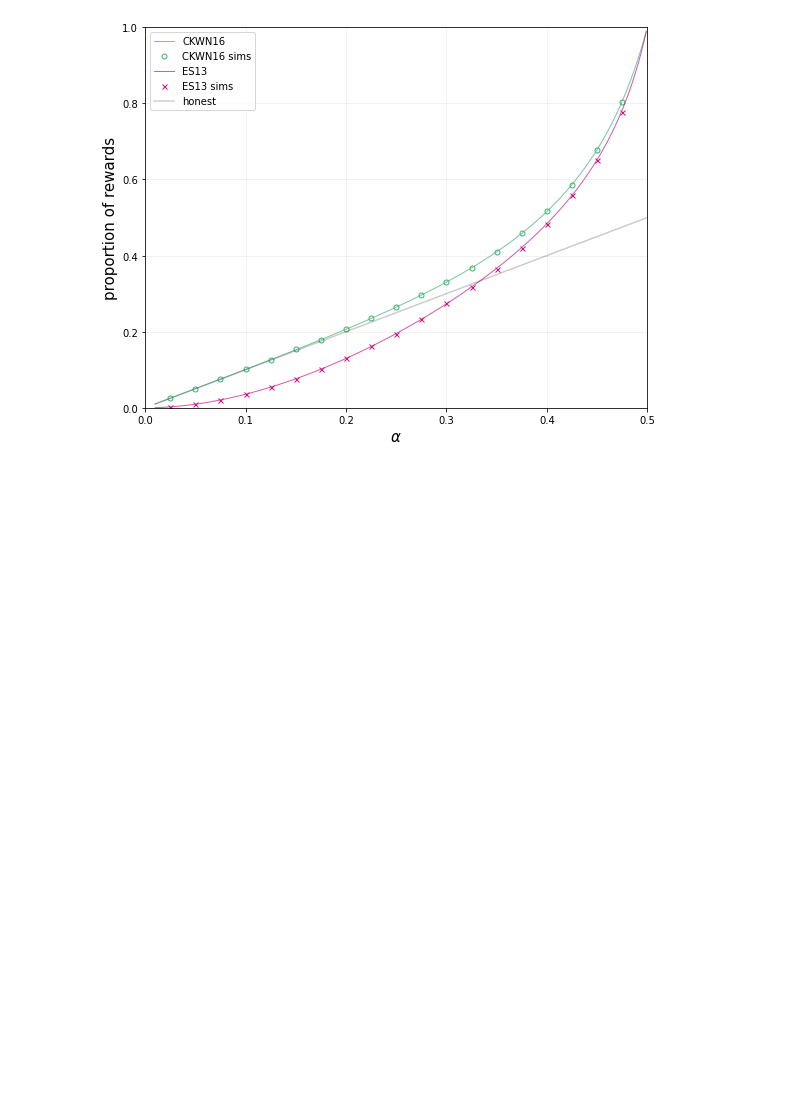
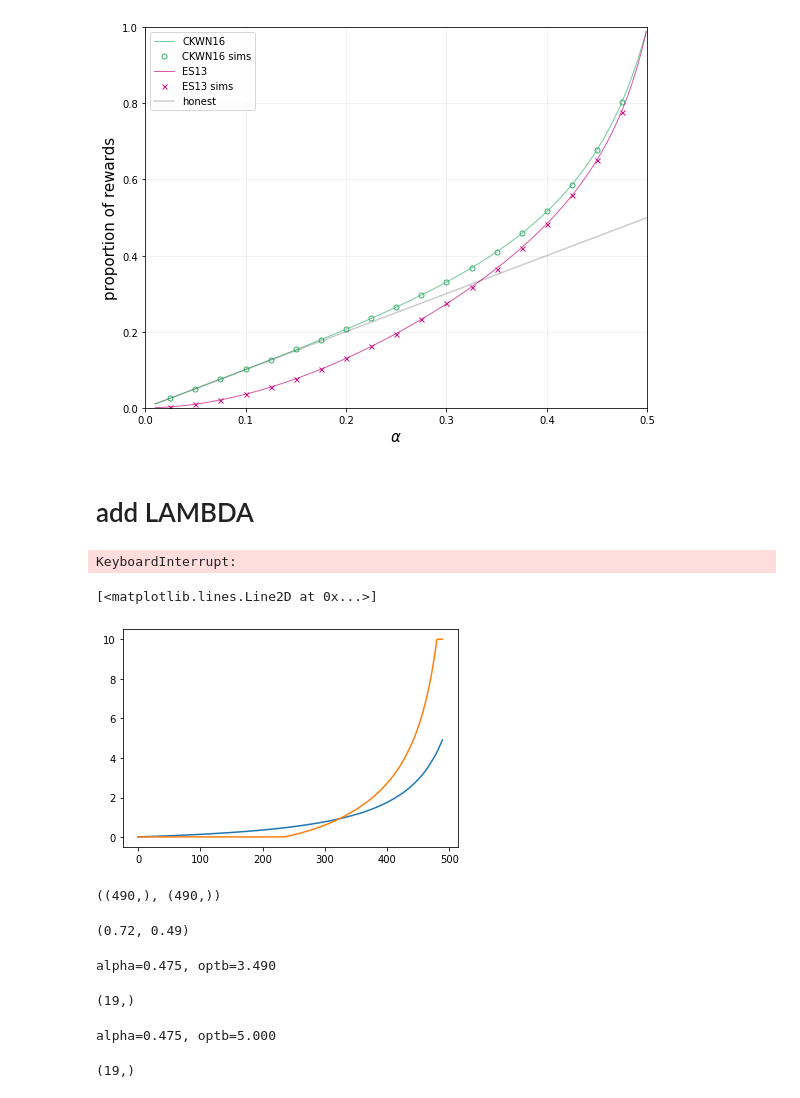
Before and after one commit to michaelneuder/opportunistic-mining, a Jupyter notebook: august.ipynb, the cells around one changed output. Cells and saved outputs as stored; diff of their text form; code cells hidden in the pictures; blank space fills up the shorter version.

Commit message:
beta cutoff sims with lambda

```diff
--- a/august.ipynb
+++ b/august.ipynb
@@ -805,3 +805,5 @@ ax.set_ylim(0.,1)
 plt.show()
 # %% [output]
 [figure]
+# %% [markdown]
+# add LAMBDA
@@ -807,0 +835,38 @@ plt.show()
+# %%
+# CKWN optimal betas (exec rewards only)
+alphas = np.arange(0.01, 0.5, 0.001)
+betas  = np.arange(0.01, 5.01, 0.01)
+opt_betas_exec = []
+for alpha in tqdm(alphas):
+    rews = [Carlsten2(alpha=alpha, beta=b, gamma=0) for b in betas]
+    opt_betas_exec.append(betas[np.argmax(rews)])
+opt_betas_exec = np.asarray(opt_betas_exec)
+# %%
+# our optimal betas (exec & block rewards only)
+alphas = np.arange(0.01, 0.5, 0.001)
+betas  = np.arange(0.01, 10.01, 0.01)
+opt_betas_both = []
+for alpha in tqdm(alphas):
+    rews = [calcTotalRewardGamma(a=alpha, b=b, gamma=0, scale=1) for b in betas]
+    opt_betas_both.append(betas[np.argmax(rews)])
+opt_betas_both = np.asarray(opt_betas_exec)
+# %% [output]
+KeyboardInterrupt:
+# %%
+plt.plot(opt_betas_exec)
+plt.plot(opt_betas_both)
+# %% [output]
+[<matplotlib.lines.Line2D at 0x...>]
+[figure, added]
+# %%
+CKWN_theo_opt_beta = []
+OURS_theo_opt_beta = []
+for i in tqdm(range(len(alphas))):
+    a, optb_exec, optb_both = alphas[i], opt_betas_exec[i], opt_betas_both[i]
+    CKWN_theo_opt_beta.append(calcTotalRewardGamma(a=a, b=optb_exec, gamma=0, scale=1))
+    OURS_theo_opt_beta.append(calcTotalRewardGamma(a=a, b=optb_both, gamma=0, scale=1))
+CKWN_theo_opt_beta = np.array(CKWN_theo_opt_beta)
+OURS_theo_opt_beta = np.array(OURS_theo_opt_beta)
+CKWN_theo_opt_beta.shape, OURS_theo_opt_beta.shape,
+# %% [output]
+((490,), (490,))
@@ -807,0 +973,34 @@ plt.show()
+# %%
+findOptBetaExec(0.3, 0), findOptBetaBoth(0.3, 0, scale=1)
+# %% [output]
+(0.72, 0.49)
+# %%
+simAlphas = np.arange(0.025, 0.5, 0.025)
+CKWN_sim_lambda = []
+for a in simAlphas:
+    optb = findOptBetaExec(a, 0)
+    print('alpha={:0.3f}, optb={:0.3f}'.format(a, optb), end='\r')
+    temp = []
+    for j in range(10):
+        temp.append(simCKWN_beta_lambda(alpha=a, gamma=0.0, beta=optb, scale=1, n=int(1e5)))
+    CKWN_sim_lambda.append(np.mean(temp))
+CKWN_sim_lambda = np.array(CKWN_sim_lambda)
+CKWN_sim_lambda.shape
+# %% [output]
+alpha=0.475, optb=3.490
+(19,)
+# %%
+simAlphas = np.arange(0.025, 0.5, 0.025)
+OURS_sim_lambda = []
+for a in simAlphas:
+    optb = findOptBetaBoth(a, 0)
+    print('alpha={:0.3f}, optb={:0.3f}'.format(a, optb), end='\r')
+    temp = []
+    for j in range(10):
+        temp.append(simCKWN_beta_lambda(alpha=a, gamma=0.0, beta=optb, scale=1, n=int(1e5)))
+    OURS_sim_lambda.append(np.mean(temp))
+OURS_sim_lambda = np.array(OURS_sim_lambda)
+OURS_sim_lambda.shape
+# %% [output]
+alpha=0.475, optb=5.000
+(19,)
```
Also changed, not shown: parts of 6 cells of this notebook.
